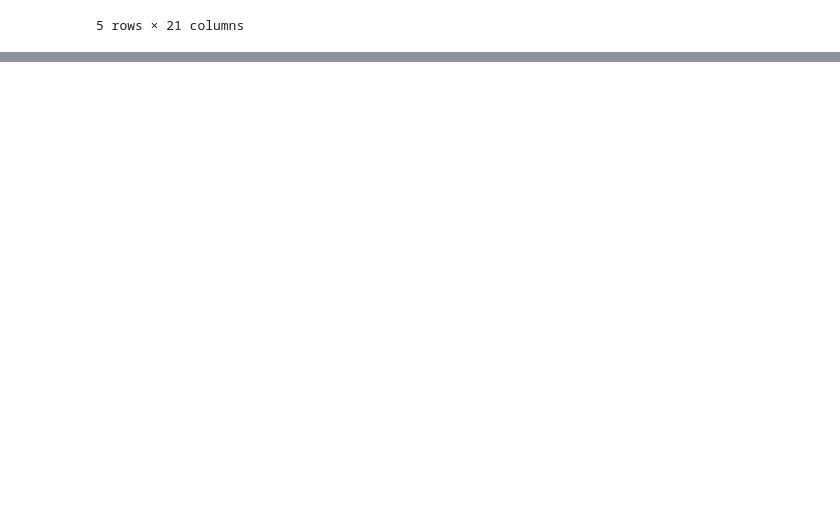
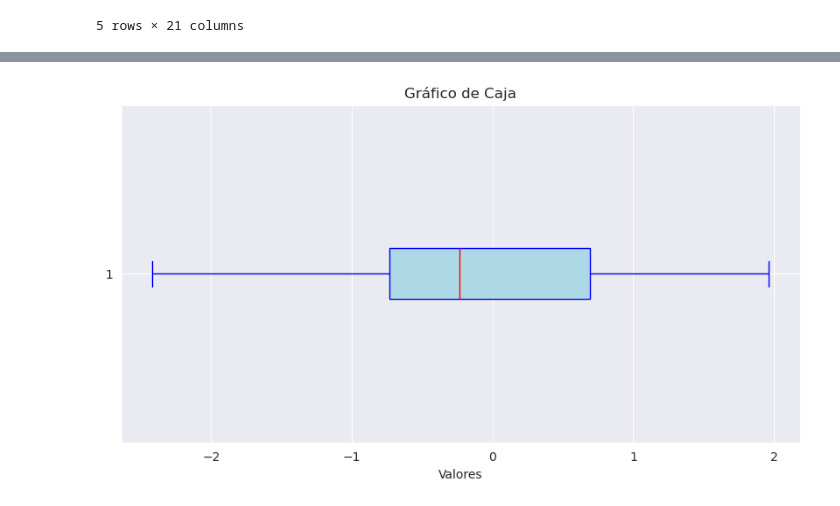
Before and after one commit to Lorex-xus/Herpetario, a Jupyter notebook: DataSciente101.ipynb, the cells around one changed output, grey strips where cells are left out. Drawn from its saved outputs; the diff is of its cells as text; code cells hidden in the pictures; blank space fills up the shorter version.

```diff
--- a/DataSciente101.ipynb
+++ b/DataSciente101.ipynb
@@ -292,0 +367,11 @@ data_csv.sample(5)  # Muestra una muestra aleatoria de 5 filas
+# %%
+# Crear un gráfico de caja (boxplot)
+data = np.random.randn(100)  # Genera 100 puntos aleatorios de una distribución normal
+plt.figure(figsize=(10, 5))  # Define el tamaño de la figura
+plt.boxplot(data, vert=False, patch_artist=True, boxprops=dict(facecolor='lightblue', color='blue'), whiskerprops=dict(color='blue'), capprops=dict(color='blue'), medianprops=dict(color='red'))  # Crea el gráfico de caja
+plt.title('Gráfico de Caja')  # Título del gráfico
+plt.xlabel('Valores')  # Etiqueta del eje X
+plt.grid(True)  # Muestra la cuadrícula
+plt.show()  # Muestra el gráfico
+# %% [output]
+[figure, added]
```
Also changed, not shown: parts of 20 cells of this notebook.
